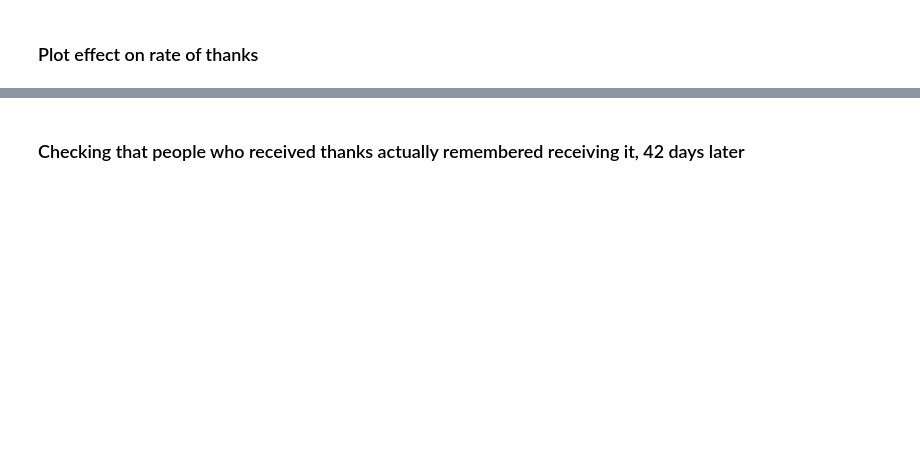
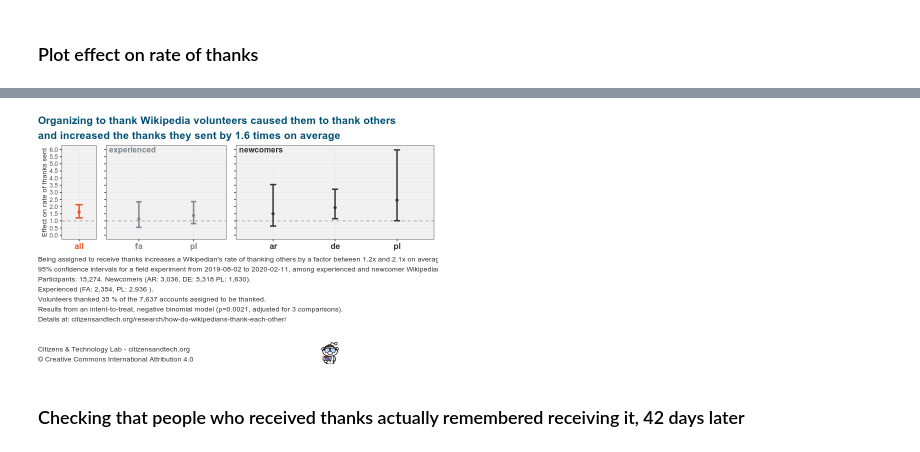
Before and after one commit to citizensandtech/CivilServant-Analysis, a Jupyter notebook: reports/gratitude-2020/wikipedia-thanks-recipient-analysis-spring-2020.R.ipynb, the cells around one changed output, grey strips where cells are left out. Saved outputs shown, nothing was run; the diff lists cells and outputs as text; code cells hidden in the pictures; blank space fills up the shorter version.

```diff
--- a/reports/gratitude-2020/wikipedia-thanks-recipient-analysis-spring-2020.R.ipynb
+++ b/reports/gratitude-2020/wikipedia-thanks-recipient-analysis-spring-2020.R.ipynb
@@ -839,3 +788,98 @@ thanks.sent.plot
+# %%
+options(repr.plot.width = 8, repr.plot.height = 5, repr.plot.res = 100)
+
+ymax = 6
+ymin = 0
+scale.by = 0.5
+
+df1 <- subset(all.lang.results, model=="thanks sent" & lang == "all")
+df2 <- subset(all.lang.results, model=="thanks sent" & lang!="all" & subgroup == "newcomer")
+df3 <- subset(all.lang.results, model=="thanks sent" & lang != "all" & subgroup == "experienced")
+
+thanks.sent.est <- prettyNum(exp(df1$Estimate), digits=2)
+thanks.sent.ci.lower <- prettyNum(exp(df1$CI.Lower), digits=2, format="fg")
+thanks.sent.ci.upper <- prettyNum(exp(df1$CI.Upper), digits=2, format="fg")
+thanks.sent.part <- prettyNum(df1$n.size, big.mark=",")
+thanks.sent.new.ar <- prettyNum(subset(df2, lang=="ar")$n.size, big.mark=',')
+thanks.sent.new.de <- prettyNum(subset(df2, lang=="de")$n.size, big.mark=',')
+thanks.sent.new.pl <- prettyNum(subset(df2, lang=="pl")$n.size, big.mark=',')
+thanks.sent.exp.fa <- prettyNum(subset(df3, lang=="fa")$n.size, big.mark=',')
+thanks.sent.exp.pl <- prettyNum(subset(df3, lang=="pl")$n.size, big.mark=',')
+thanks.sent.assigned.perc <-round(df1$n.thanked.count/(df1$n.size/2)*100)
+thanks.sent.assigned.total <-prettyNum(df1$n.size/2, big.mark=",")
+thanks.sent.assigned.dimest <- prettyNum(df1$pvalue, digits=2)
+
+
+
+thanks.sent.ylab <- "Effect on rate of thanks sent"
+thanks.sent.plot.title <- str_interp("Organizing to thank Wikipedia volunteers caused them to thank others
+and increased the thanks they sent by ${thanks.sent.est} times on average")
+thanks.sent.plot.caption <- str_interp(
+       "Being assigned to receive thanks increases a Wikipedian's rate of thanking others by a factor between ${thanks.sent.ci.lower}x and ${thanks.sent.ci.upper}x on average.
+95% confidence intervals for a field experiment from ${start.date} to ${end.date}, among experienced and newcomer Wikipedians.
+Participants: ${thanks.sent.part}. Newcomers (AR: ${thanks.sent.new.ar}, DE: ${thanks.sent.new.de} PL: ${thanks.sent.new.pl}).
+Experienced (FA: ${thanks.sent.exp.fa}, PL: ${thanks.sent.exp.pl} ).
+Volunteers thanked ${thanks.sent.assigned.perc} % of the ${thanks.sent.assigned.total} accounts assigned to be thanked.
+Results from an intent-to-treat, negative binomial model (p=${thanks.sent.assigned.dimest}, adjusted for 3 comparisons).
+${end.caption.text}")
+
+
+all.plot <- ggplot(df1, aes(lang, exp(Estimate))) +
+        geom_hline(yintercept = 1, linetype="dashed", color="#999999") +
+            geom_errorbar(aes(ymax=exp(df1$CI.Upper), ymin=exp(df1$CI.Lower)),
+                          size=1, color=chartpalette[1], width=0.25) +
+            geom_point(color=chartpalette[1]) +
+            ylab(thanks.sent.ylab) +
+            scale_y_continuous(limits=c(ymin, ymax), breaks=seq(ymin, ymax, by=scale.by)) +
+            cat.theme +
+            theme(axis.title.x=element_blank(),
+                  axis.text.x = element_text(size=12, face="bold", color=chartpalette[1]))
+
+
+
+newcomer.plot <- ggplot(df2, aes(lang, exp(Estimate))) +
+        geom_hline(yintercept = 1, linetype="dashed", color="#999999") +
+        geom_errorbar(aes(ymax=exp(df2$CI.Upper), ymin=exp(df2$CI.Lower)),
+                      size=1, color=chartpalette[4], width=0.1) +
+        geom_point(color=chartpalette[4]) +
+        annotate(geom="text", x=0.45,y=6, label=lab.newc,
+                 color=chartpalette[4], fontface=2, size=4, hjust=0) +
+        scale_y_continuous(limits=c(ymin, ymax), breaks=seq(ymin, ymax, by=scale.by)) +
+        cat.theme +
+        theme(axis.text.y = element_blank(),
+              axis.title  = element_blank(),
+              axis.text.x = element_text(size=12, face="bold", color=chartpalette[4]))
+
+
+
+experienced.plot <- ggplot(df3, aes(lang, exp(Estimate))) +
+        geom_hline(yintercept = 1, linetype="dashed", color="#999999") +
+        geom_errorbar(aes(ymax=exp(df3$CI.Upper), ymin=exp(df3$CI.Lower)),
+                      size=1, color=chartpalette[3], width=0.1) +
+        geom_point(color=chartpalette[3]) +
+        annotate(geom="text", x=0.45,y=6, label=lab.exp,
+                 color=chartpalette[3], fontface=2, size=4, hjust=0) +
+        scale_y_continuous( limits=c(ymin, ymax), breaks=seq(ymin, ymax, by=scale.by)) +
+        cat.theme +
+        theme(axis.text.y = element_blank(),
+              axis.title=element_blank(),
+              axis.text.x = element_text(size=12, face="bold", color=chartpalette[3]))
+
+thanks.sent.plot <- ggarrange(all.plot,  experienced.plot, newcomer.plot, ncol=3, nrow=1, widths=c(1.2,2.5, 4))
+
+
+thanks.sent.plot <- annotate_figure(thanks.sent.plot,
+                        top=text_grob(thanks.sent.plot.title,
+                                      hjust=0, x=0, size=15,
+                                      face="bold",
+                                      color=chartpalette[2]),
+                        bottom=text_grob(thanks.sent.plot.caption,
+                                         hjust=0, x=0, size=10,
+                                         color=chartpalette[4])) +
+                  annotation_custom(logo.pngob, ymin=-0.92, xmin=0.7, xmax=1)
+thanks.sent.plot
+# %% [output]
+[figure, added]
 # %% [markdown]
 ### Checking that people who received thanks actually remembered receiving it, 42 days later
 # %%
```
Also changed, not shown: parts of 16 cells of this notebook, 1 other file.
